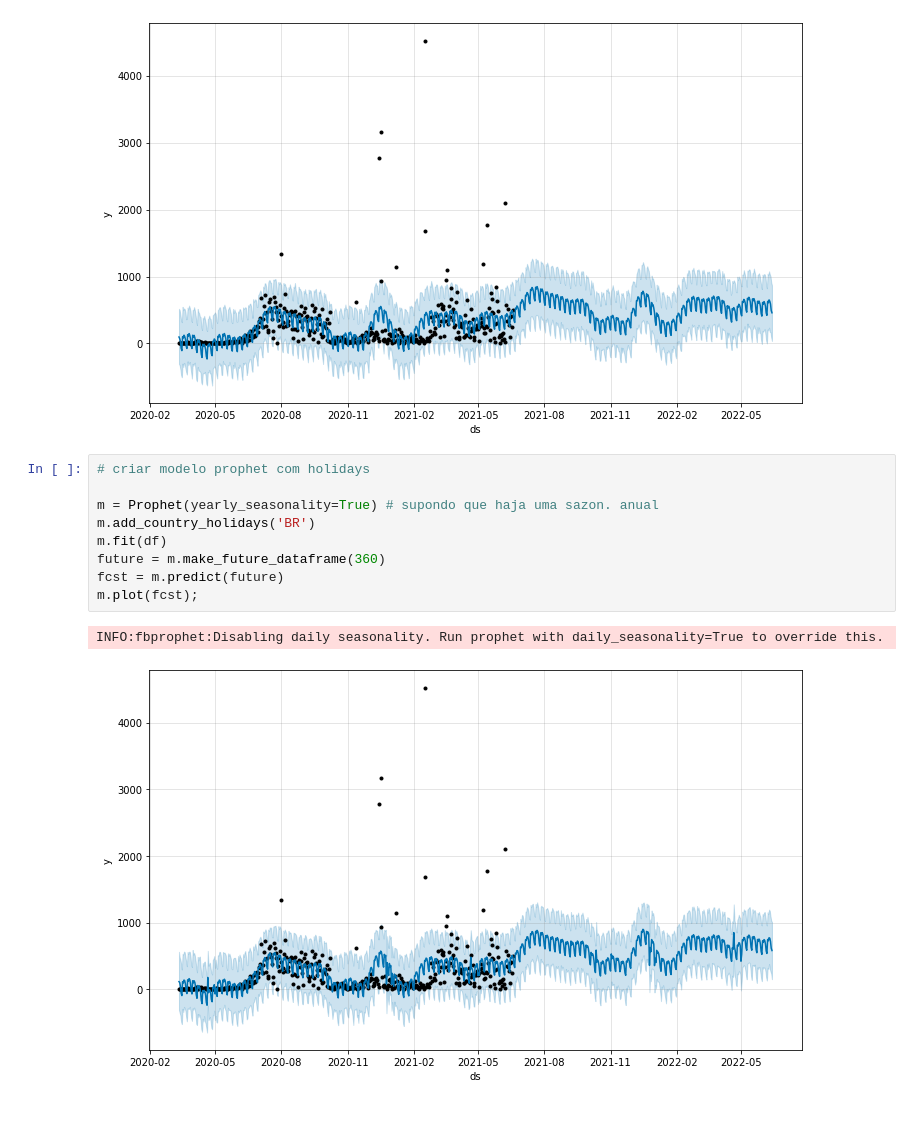
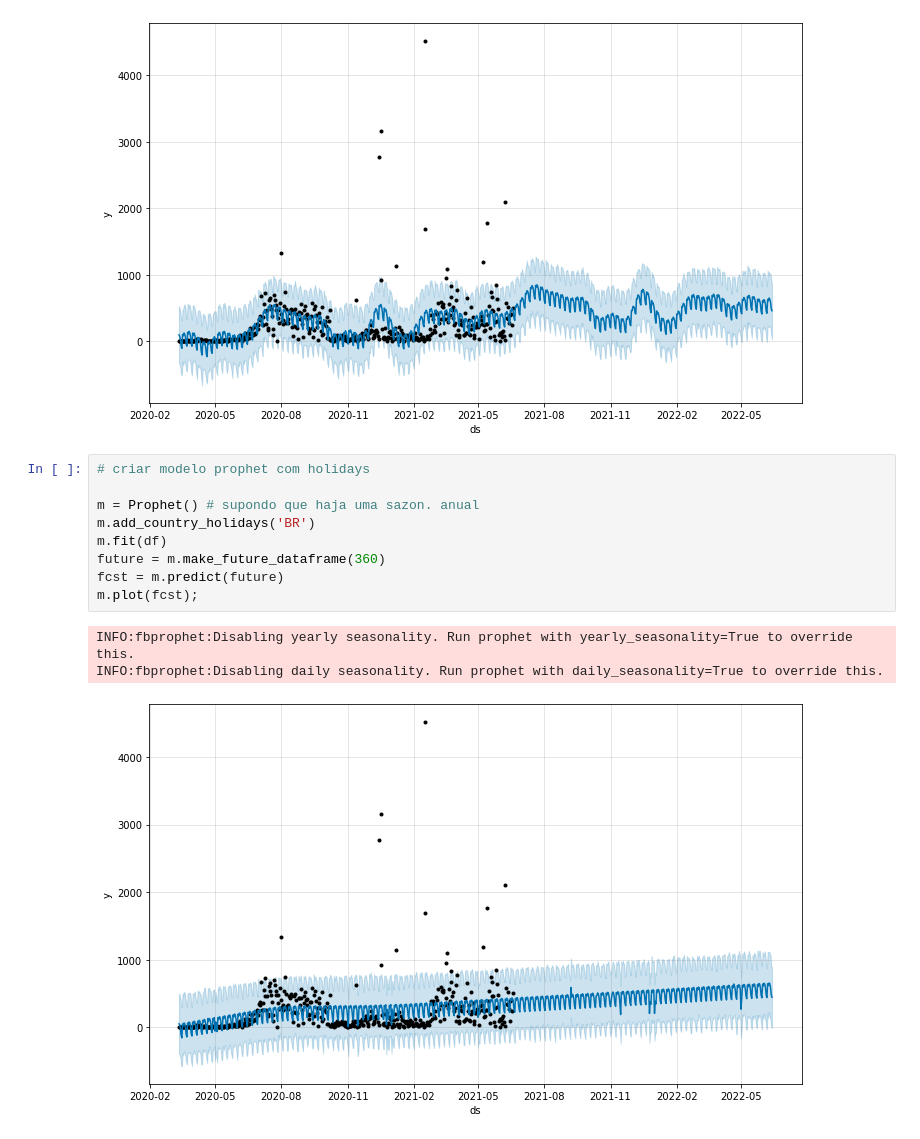
Before and after one commit to itsGab/bootcamp_df_covid_prophet, a Jupyter notebook: nb/covid_curitiba_pr.ipynb, the cells around one changed output. Drawn from its saved outputs; the diff is of its cells as text.

```diff
--- a/nb/covid_curitiba_pr.ipynb
+++ b/nb/covid_curitiba_pr.ipynb
@@ -149,15 +150,16 @@ INFO:fbprophet:Disabling daily seasonality. Run prophet with daily_seasonality=T
 # %%
 # criar modelo prophet com holidays
 
-m = Prophet(yearly_seasonality=True) # supondo que haja uma sazon. anual
+m = Prophet() # supondo que haja uma sazon. anual
 m.add_country_holidays('BR')
 m.fit(df)
 future = m.make_future_dataframe(360)
 fcst = m.predict(future)
 m.plot(fcst);
 # %% [output]
+INFO:fbprophet:Disabling yearly seasonality. Run prophet with yearly_seasonality=True to override this.
 INFO:fbprophet:Disabling daily seasonality. Run prophet with daily_seasonality=True to override this.
-[figure, old version]
+[figure, new version]
 # %%
 from fbprophet.plot import plot_components
 
```
Also changed, not shown: parts of 10 cells of this notebook.
